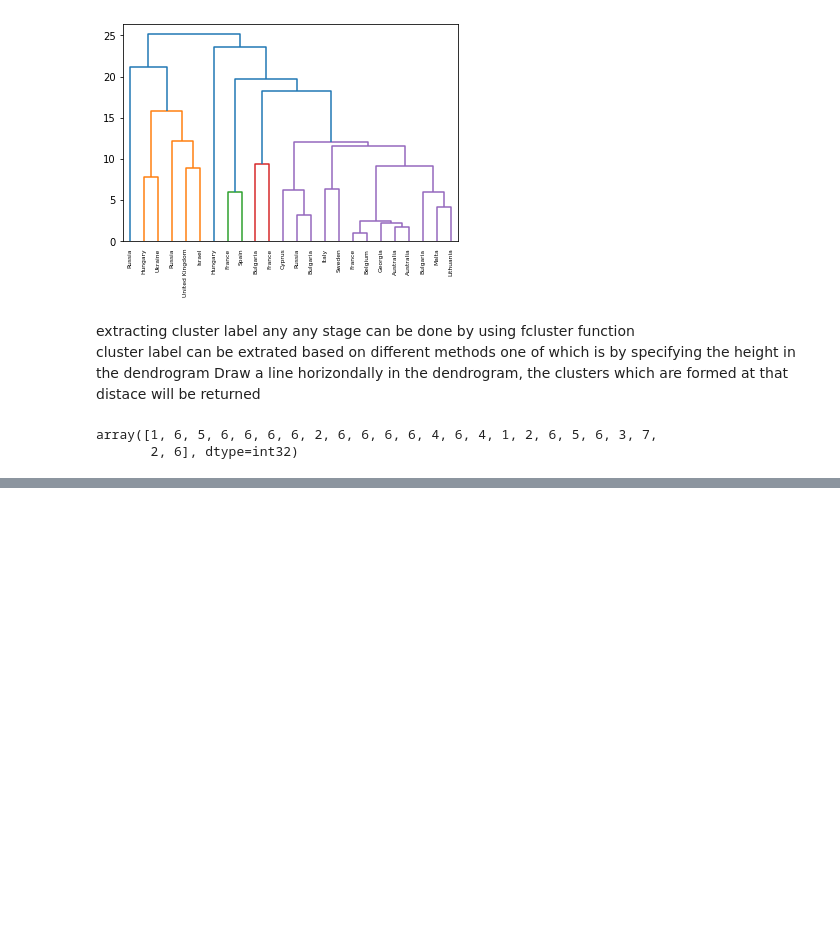
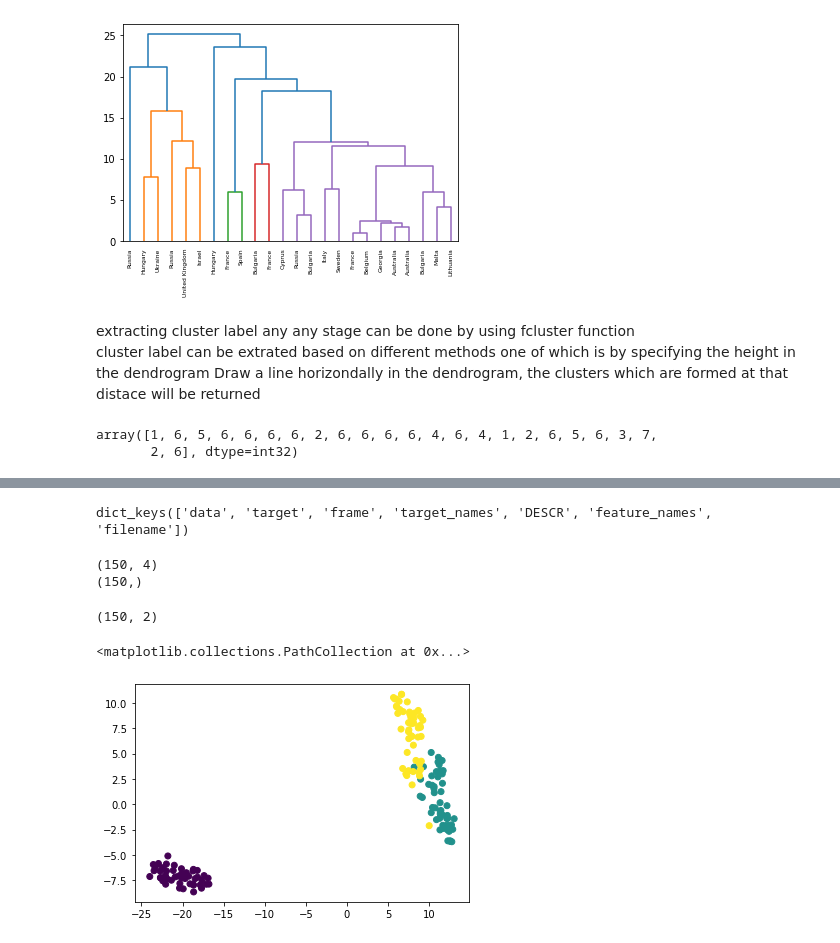
Before and after one commit to AkhilVinayakp/machine_Learning_Algorithms_python, a Jupyter notebook: ml_camp/unsuper.ipynb, the cells around one changed output, grey strips where cells are left out. Saved outputs shown, nothing was run; the diff lists cells and outputs as text; code cells hidden in the pictures; blank space fills up the shorter version.

```diff
--- a/ml_camp/unsuper.ipynb
+++ b/ml_camp/unsuper.ipynb
@@ -303,0 +316,27 @@ tab
+# %%
+iris = load_iris()
+print(iris.keys())
+# %% [output]
+dict_keys(['data', 'target', 'frame', 'target_names', 'DESCR', 'feature_names', 'filename'])
+# %%
+samples = iris.data
+labels = iris.target
+print(samples.shape)
+print(labels.shape)
+# %% [output]
+(150, 4)
+(150,)
+# %%
+# creating the model using TSNE
+model = TSNE(learning_rate=50)
+trf = model.fit_transform(samples)
+# %%
+print(trf.shape)
+# %% [output]
+(150, 2)
+# %%
+# creating the scatter plot
+plt.scatter(trf[:,0], trf[:,1], c = labels)
+# %% [output]
+<matplotlib.collections.PathCollection at 0x...>
+[figure, added]
```
Also changed, not shown: parts of 5 cells of this notebook.
